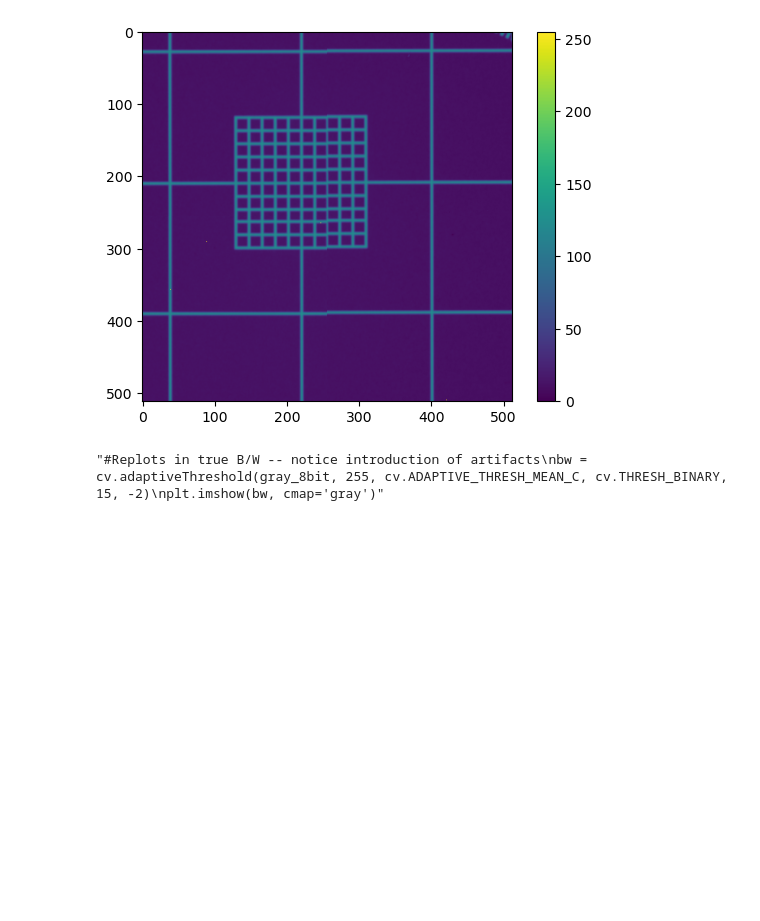
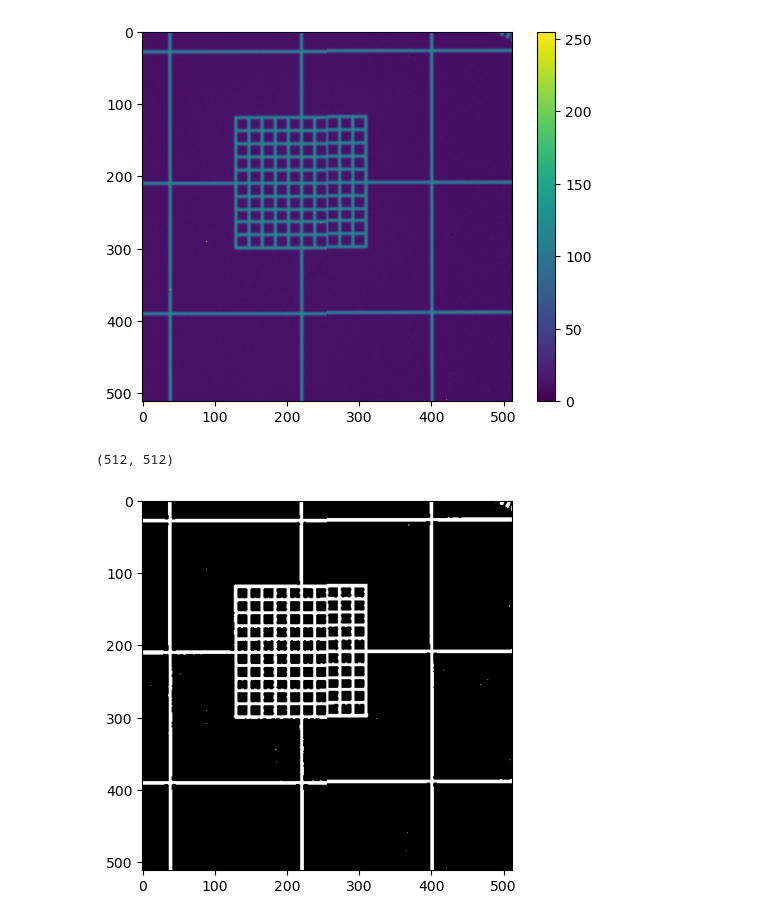
Before and after one commit to ornlneutronimaging/MCP_Sensor_Resolution, a Jupyter notebook: Braggsr/devCVresolution_combined.ipynb, the cells around one changed output. Saved outputs shown, nothing was run; the diff lists cells and outputs as text; code cells hidden in the pictures; blank space fills up the shorter version.

```diff
--- a/Braggsr/devCVresolution_combined.ipynb
+++ b/Braggsr/devCVresolution_combined.ipynb
@@ -50,10 +50,12 @@ plt.colorbar()
 <matplotlib.colorbar.Colorbar at 0x...>
 [figure]
 # %%
-'''#Replots in true B/W -- notice introduction of artifacts
+#Replots in true B/W -- notice introduction of artifacts
 bw = cv.adaptiveThreshold(gray_8bit, 255, cv.ADAPTIVE_THRESH_MEAN_C, cv.THRESH_BINARY, 15, -2)
-plt.imshow(bw, cmap='gray')'''
+plt.imshow(bw, cmap='gray')
+print (bw.shape)
 # %% [output]
-"#Replots in true B/W -- notice introduction of artifacts\nbw = cv.adaptiveThreshold(gray_8bit, 255, cv.ADAPTIVE_THRESH_MEAN_C, cv.THRESH_BINARY, 15, -2)\nplt.imshow(bw, cmap='gray')"
+(512, 512)
+[figure, added]
 # %%
 #creates two separate images at highest contrast to separate horizontal and vertical features
```
Also changed, not shown: parts of 8 cells of this notebook, 1 other file.
